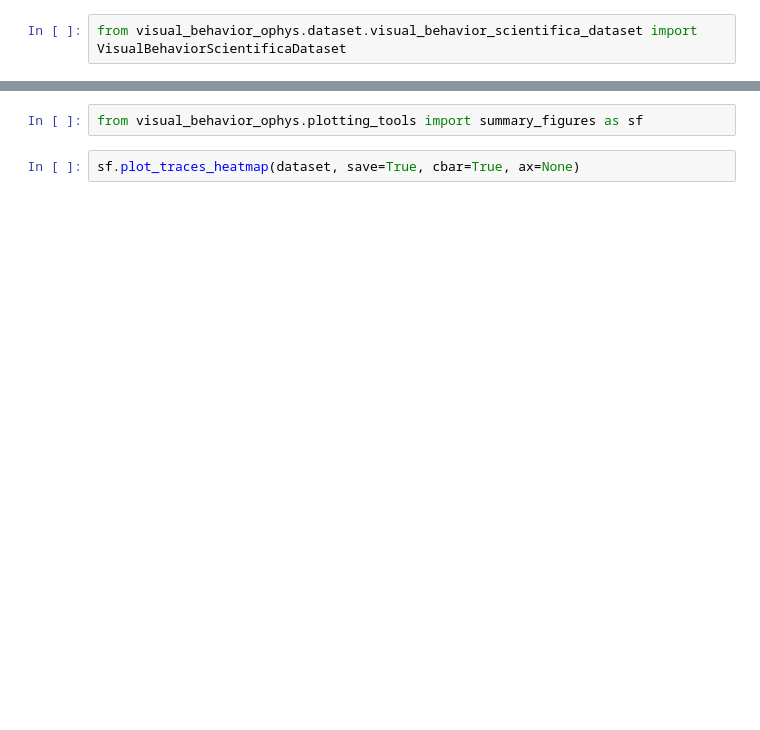
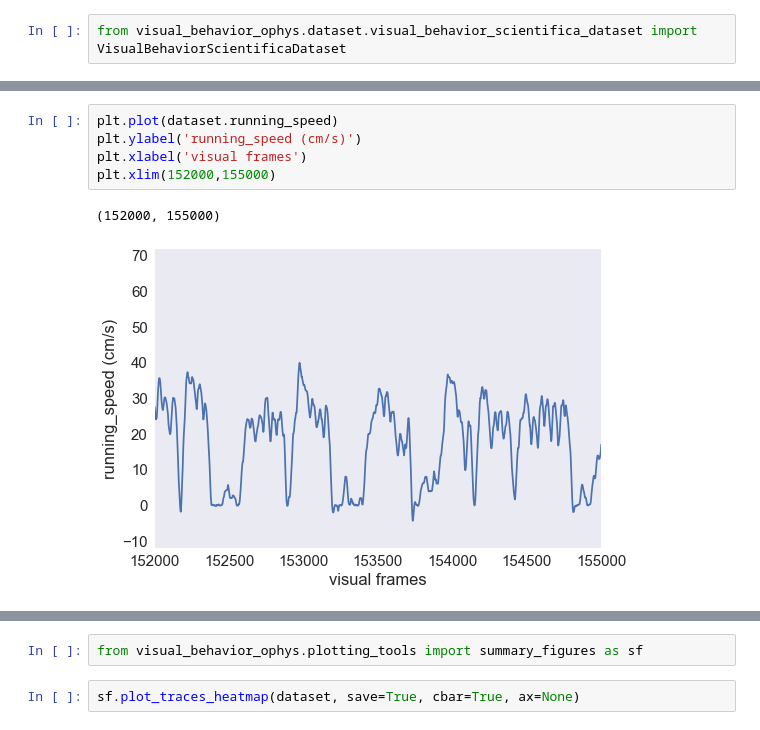
Before and after one commit to matchings/visual_behavior_ophys, a Jupyter notebook: visual_behavior_ophys/examples/visual_behavior_scientitifica_dataset_example.ipynb, the cells around one changed output, grey strips where cells are left out. Cells and saved outputs as stored; diff of their text form; blank space fills up the shorter version.

```diff
--- a/visual_behavior_ophys/examples/visual_behavior_scientitifica_dataset_example.ipynb
+++ b/visual_behavior_ophys/examples/visual_behavior_scientitifica_dataset_example.ipynb
@@ -33,3 +58,11 @@ number of segmented cells: 166
+# %%
+plt.plot(dataset.running_speed)
+plt.ylabel('running_speed (cm/s)')
+plt.xlabel('visual frames')
+plt.xlim(152000,155000)
+# %% [output]
+(152000, 155000)
+[figure, added]
 # %%
 dataset.sync
 # %% [output]
```
Also changed, not shown: parts of 35 cells of this notebook, 3 other files.
